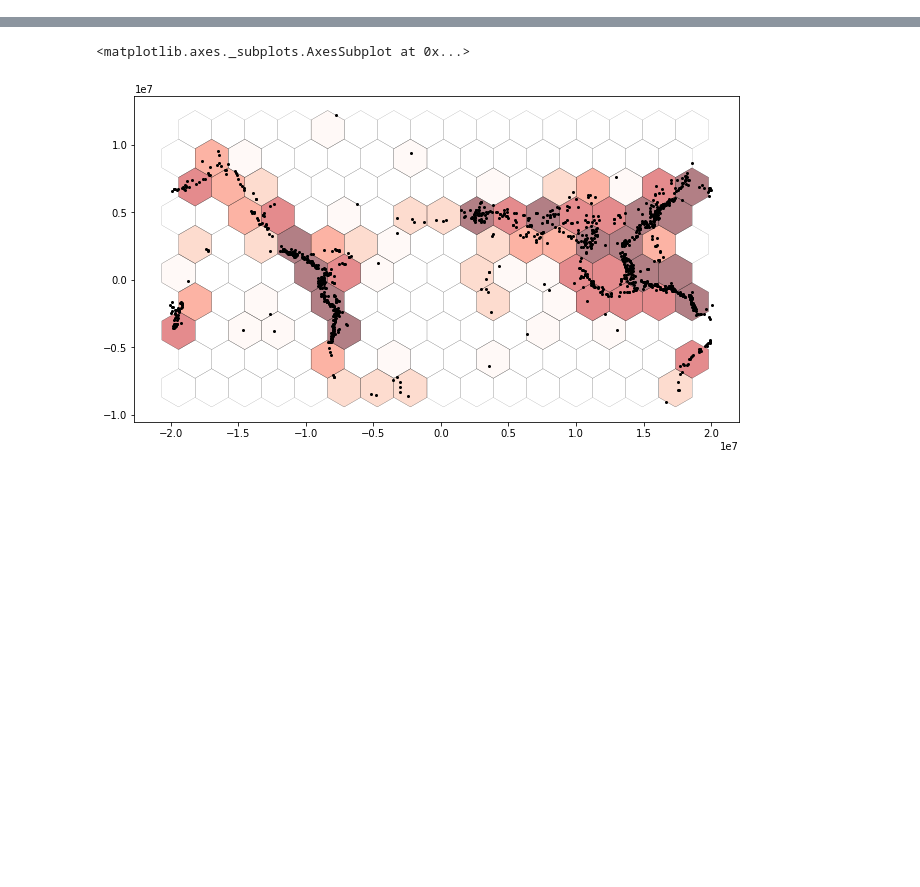
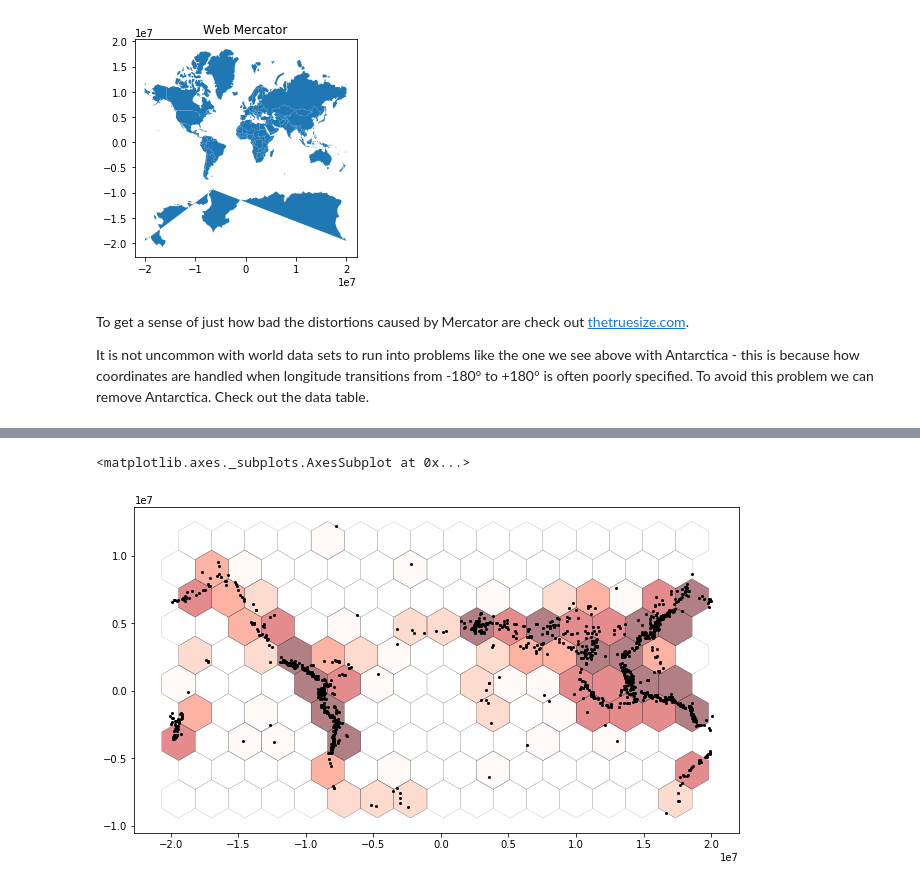
Before and after one commit to data-8/geography-88, a Jupyter notebook: session2/Map-projection.ipynb, the cells around one changed output, grey strips where cells are left out. Drawn from its saved outputs; the diff is of its cells as text; code cells hidden in the pictures; blank space fills up the shorter version.

```diff
--- a/session2/Map-projection.ipynb
+++ b/session2/Map-projection.ipynb
@@ -17,0 +99,12 @@ counties.to_file('ca-counties-LL.geojson', driver='GeoJSON')
+# %%
+## This one is 'Web Mercator' popularized by web mapping, and much
+## disliked by cartographers for its large distortions of areas
+## toward the poles
+plt.gca().set_title('Web Mercator')
+qp.quickplot(world.to_crs(epsg=3857))
+# %% [output]
+[figure, added]
+# %% [markdown]
+To get a sense of just how bad the distortions caused by Mercator are check out [thetruesize.com](http://thetruesize.com).
+
+It is not uncommon with world data sets to run into problems like the one we see above with Antarctica - this is because how coordinates are handled when longitude transitions from -180&deg; to +180&deg; is often poorly specified.  To avoid this problem we can remove Antarctica. Check out the data table.
```
Also changed, not shown: parts of 23 cells of this notebook, 19 other files.
